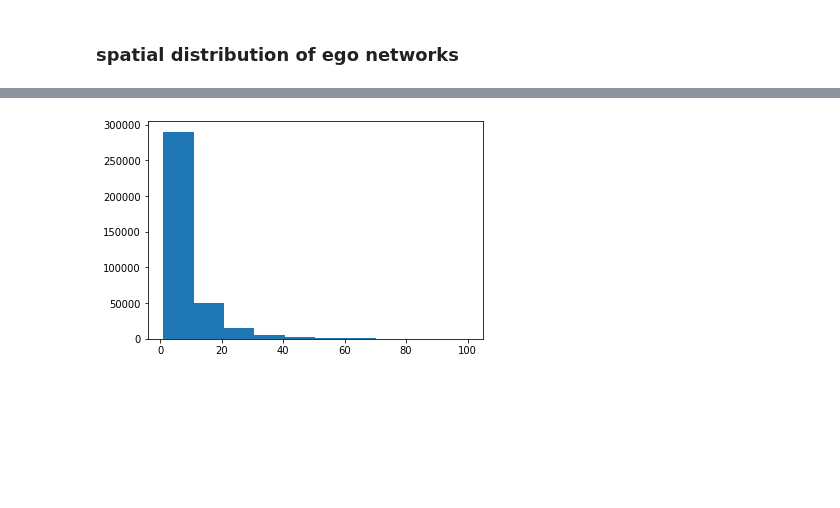
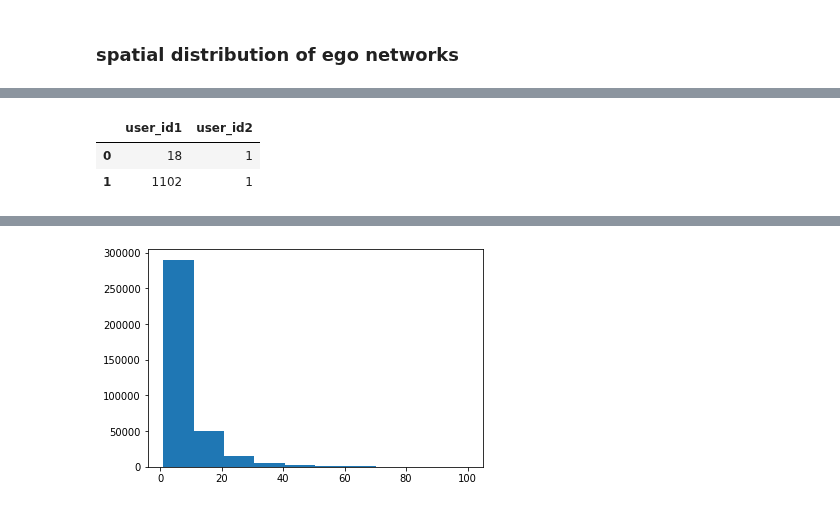
Before and after one commit to sandorjuhasz/ties-around-home, a Jupyter notebook: scripts/degree_home_work.ipynb, the cells around one changed output, grey strips where cells are left out. Cells and saved outputs as stored; diff of their text form; code cells hidden in the pictures; blank space fills up the shorter version.

```diff
--- a/scripts/degree_home_work.ipynb
+++ b/scripts/degree_home_work.ipynb
@@ -109,0 +133,7 @@ degree_tab.columns = ["user_id", "degree"]
+# %%
+# user_id1 have x friends with above 5km
+test[test["dist_ww"]>5].groupby("user_id1")["user_id2"].count().reset_index()
+# %% [output]
+|  | user_id1 | user_id2 |
+| 0 | 18 | 1 |
+| 1 | 1102 | 1 |
```
Also changed, not shown: parts of 15 cells of this notebook.
